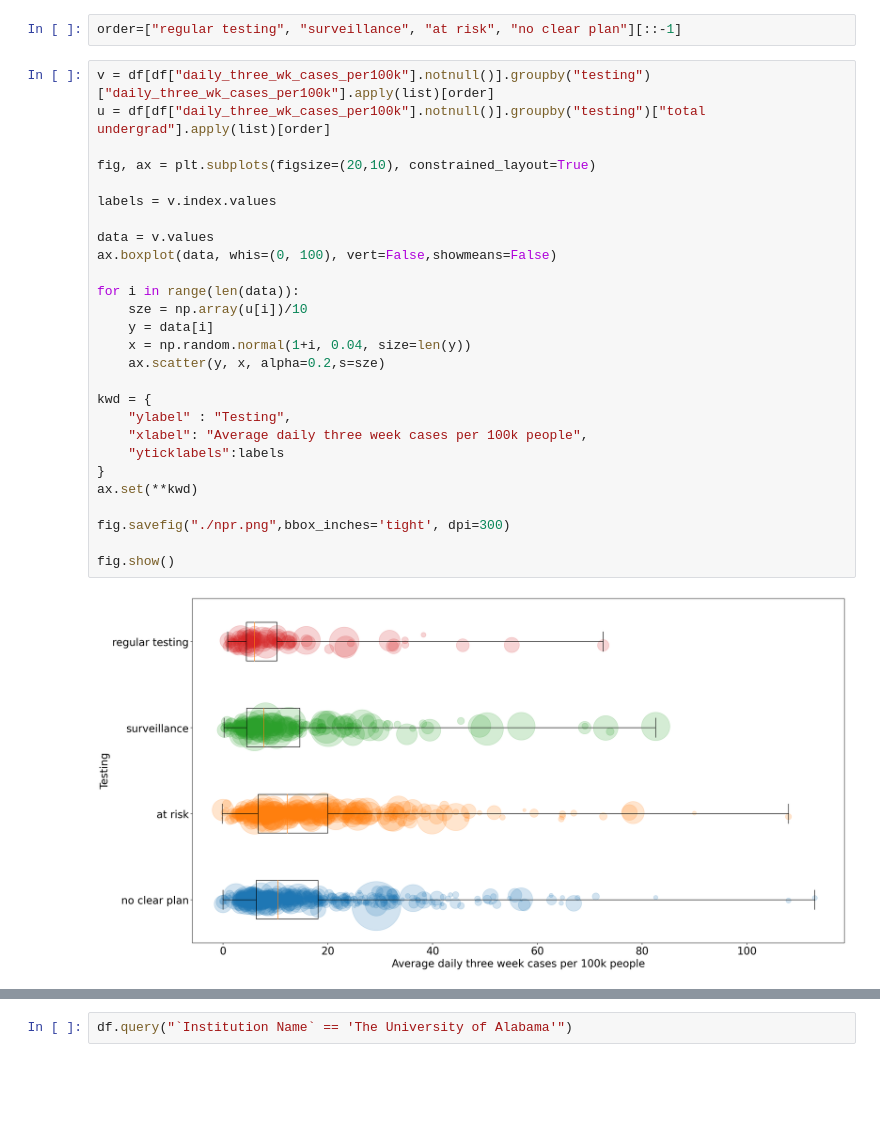
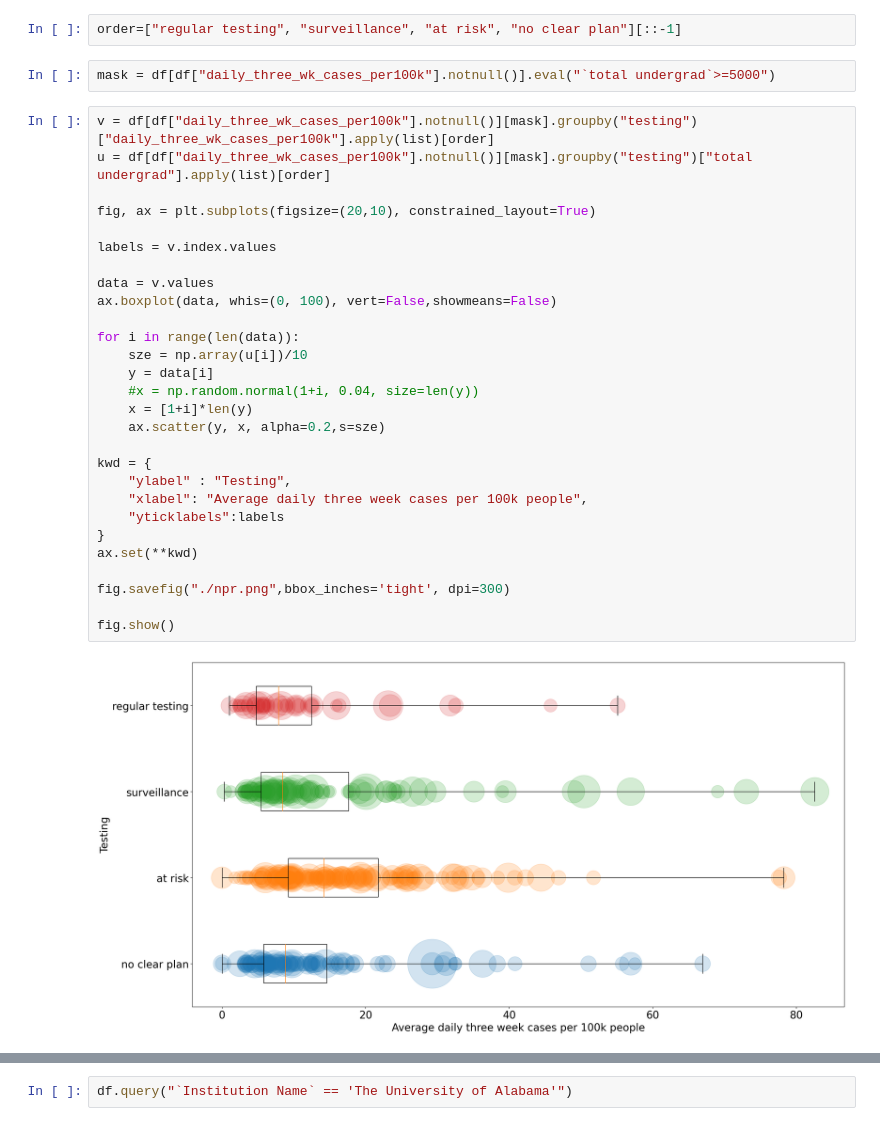
Before and after one commit to pachterlab/BTRBP_2020, a Jupyter notebook: notebooks/Covid19_NPR_reanalysis.ipynb, the cells around one changed output, grey strips where cells are left out. Saved outputs shown, nothing was run; the diff lists cells and outputs as text; blank space fills up the shorter version.

```diff
--- a/notebooks/Covid19_NPR_reanalysis.ipynb
+++ b/notebooks/Covid19_NPR_reanalysis.ipynb
@@ -67,32 +67,35 @@ df
 1442 rows × 6 columns
 # %%
 order=["regular testing", "surveillance", "at risk", "no clear plan"][::-1]
+# %%
+mask = df[df["daily_three_wk_cases_per100k"].notnull()].eval("`total undergrad`>=5000")
 # %%
-v = df[df["daily_three_wk_cases_per100k"].notnull()].groupby("testing")["daily_three_wk_cases_per100k"].apply(list)[order]
-u = df[df["daily_three_wk_cases_per100k"].notnull()].groupby("testing")["total undergrad"].apply(list)[order]
+v = df[df["daily_three_wk_cases_per100k"].notnull()][mask].groupby("testing")["daily_three_wk_cases_per100k"].apply(list)[order]
+u = df[df["daily_three_wk_cases_per100k"].notnull()][mask].groupby("testing")["total undergrad"].apply(list)[order]
 
 fig, ax = plt.subplots(figsize=(20,10), constrained_layout=True)
 
 labels = v.index.values
 
 data = v.values
 ax.boxplot(data, whis=(0, 100), vert=False,showmeans=False)
 
 for i in range(len(data)):
     sze = np.array(u[i])/10
     y = data[i]
-    x = np.random.normal(1+i, 0.04, size=len(y))
+    #x = np.random.normal(1+i, 0.04, size=len(y))
+    x = [1+i]*len(y)
     ax.scatter(y, x, alpha=0.2,s=sze)
 
 kwd = {
     "ylabel" : "Testing",
     "xlabel": "Average daily three week cases per 100k people",
     "yticklabels":labels
 }
 ax.set(**kwd)
 
 fig.savefig("./npr.png",bbox_inches='tight', dpi=300)
 
 fig.show()
 # %% [output]
-[figure, old version]
+[figure, new version]
```
Also changed, not shown: parts of 3 cells of this notebook.
